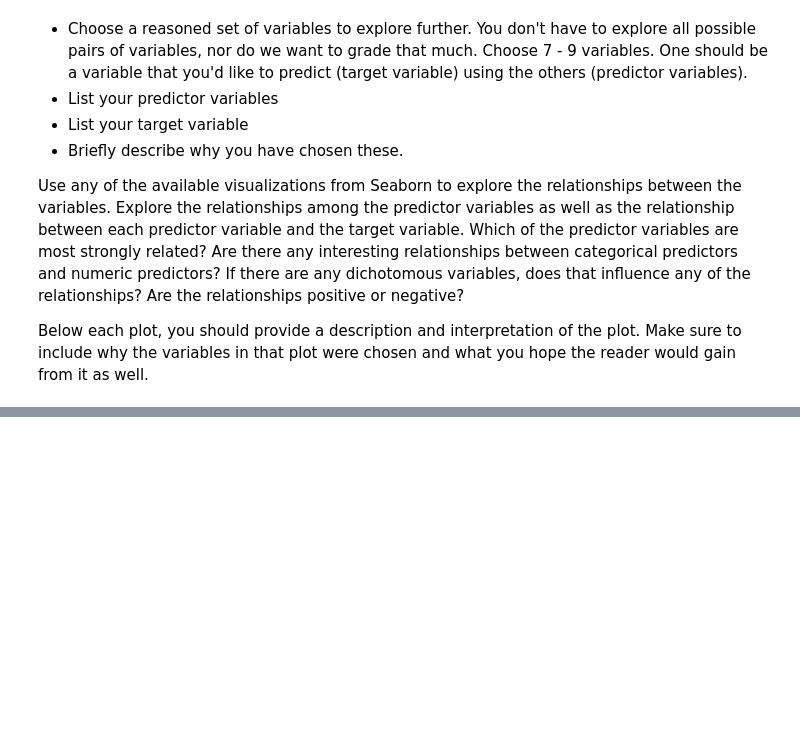
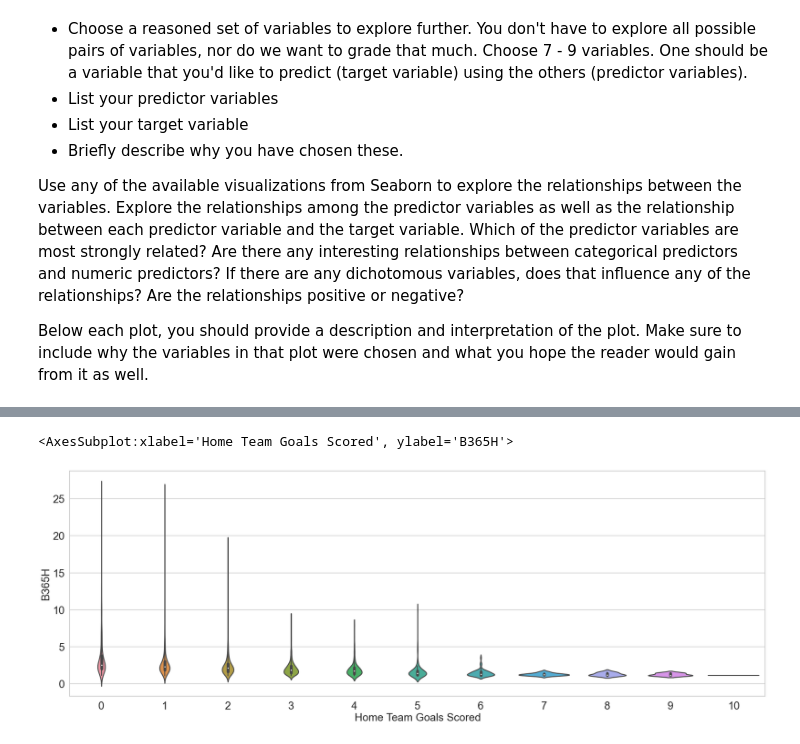
Before and after one commit to fordjackson26/CS5394Project2, a Jupyter notebook: Project02.ipynb, the cells around one changed output, grey strips where cells are left out. Saved outputs shown, nothing was run; the diff lists cells and outputs as text; code cells hidden in the pictures; blank space fills up the shorter version.

Commit message:
Added Visualization

```diff
--- a/Project02.ipynb
+++ b/Project02.ipynb
@@ -625,7 +689,7 @@ it2015combo.head()
 #### 2016-2017 season
 # %%
 df2016 = ita_by_years.get_group(2016)
-dfdates = pd.read_csv('italian-serie-a/data/season-1617_csv.csv')
+dfdates = pd.read_csv('italian-serie-a/data/season-1617.csv')
 dfdates['HomeTeam'] = dfdates['HomeTeam'].str.upper()
 dfdates['AwayTeam'] = dfdates['AwayTeam'].str.upper()
 t1 = df2016['Home Team'].unique()
@@ -649,7 +746,7 @@ it2016combo.head()
 #### 2017-2018 season
 # %%
 df2017 = ita_by_years.get_group(2017)
-dfdates = pd.read_csv('italian-serie-a/data/season-1718_csv.csv')
+dfdates = pd.read_csv('italian-serie-a/data/season-1718.csv')
 dfdates['HomeTeam'] = dfdates['HomeTeam'].str.upper()
 dfdates['AwayTeam'] = dfdates['AwayTeam'].str.upper()
 t1 = df2017['Home Team'].unique()
@@ -675,7 +805,7 @@ it2017combo.head()
 #### 2018-2019 season
 # %%
 df2018 = ita_by_years.get_group(2018)
-dfdates = pd.read_csv('italian-serie-a/data/season-1819_csv.csv')
+dfdates = pd.read_csv('italian-serie-a/data/season-1819.csv')
 dfdates['HomeTeam'] = dfdates['HomeTeam'].str.upper()
 dfdates['AwayTeam'] = dfdates['AwayTeam'].str.upper()
 t1 = df2018['Home Team'].unique()
@@ -1416,0 +2133,2 @@ Below each plot, you should provide a description and interpretation of the plot
+# %%
+chosenData = data[['Home Team Goals Scored', 'B365H', 'B365D', 'B365A', 'Home Team Possession %', 'Away Team Fouls', 'Away Team Goals Scored', 'Match Excitement']].copy()
@@ -1416,0 +2147,9 @@ Below each plot, you should provide a description and interpretation of the plot
+# %%
+import seaborn as sb
+import pandas as pd
+import numpy as np
+
+sb.violinplot("Home Team Goals Scored", "B365H", data=chosenData)
+# %% [output]
+<AxesSubplot:xlabel='Home Team Goals Scored', ylabel='B365H'>
+[figure, added]
```
Also changed, not shown: parts of 86 cells of this notebook, 14 other files.
